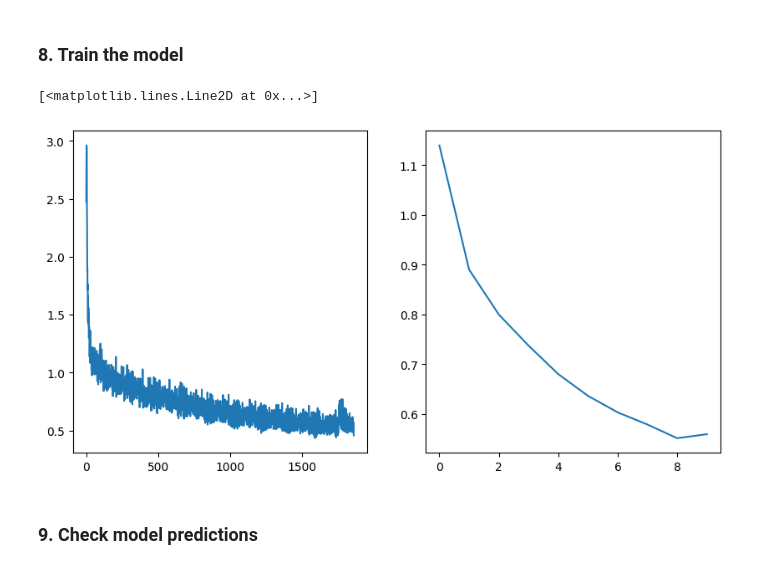
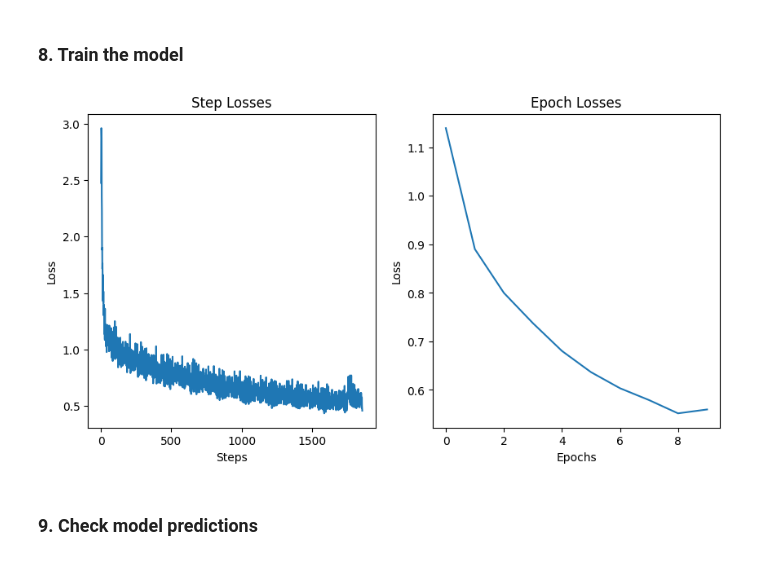
Before and after one commit to prakharjain3/cv-assignment-4, a Jupyter notebook: Question - 1.ipynb, the cells around one changed output. Cells and saved outputs as stored; diff of their text form; code cells hidden in the pictures.

Commit message:
fixed plotting

```diff
--- a/Question - 1.ipynb
+++ b/Question - 1.ipynb
@@ -302,10 +302,16 @@ np.save("epoch_losses.npy", np.array(epoch_losses))
 # %%
 fig, axes = plt.subplots(1,2, figsize=(10,5))
 axes[0].plot(step_losses)
+axes[0].set_xlabel("Steps")
+axes[0].set_ylabel("Loss")
+axes[0].set_title("Step Losses")
+axes[1].set_xlabel("Epochs")
+axes[1].set_ylabel("Loss")
+axes[1].set_title("Epoch Losses")
 axes[1].plot(epoch_losses)
+plt.show()
 # %% [output]
-[<matplotlib.lines.Line2D at 0x...>]
-[figure, old version]
+[figure, new version]
 # %%
 model_name = "U-Net.pth"
 torch.save(model.state_dict(), model_name)
```
